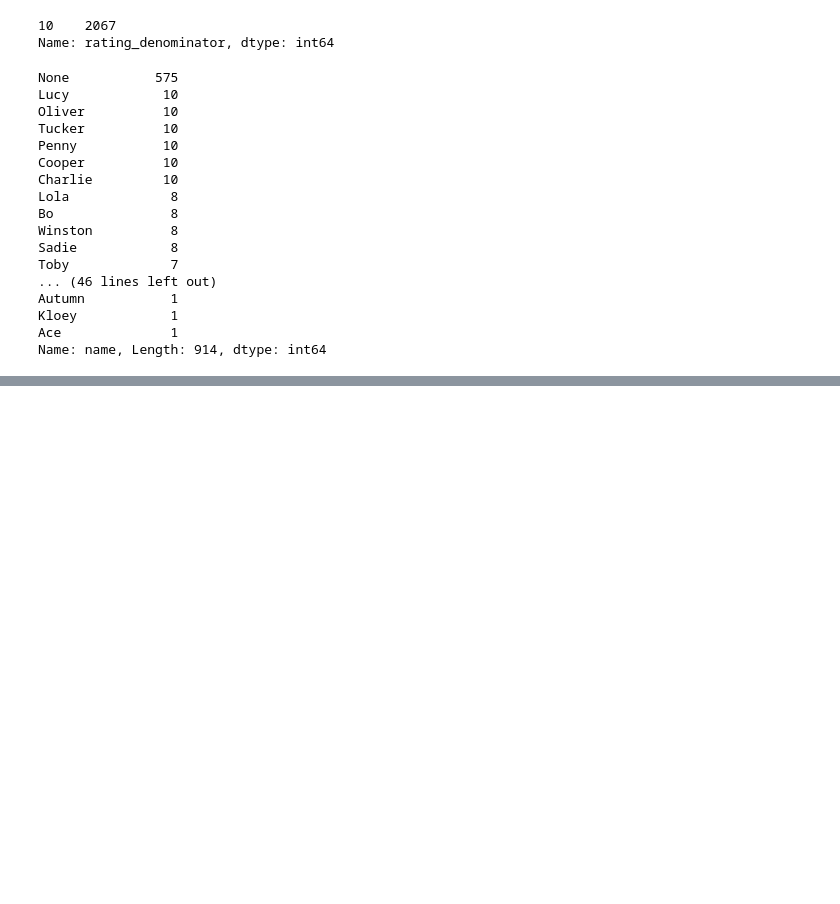
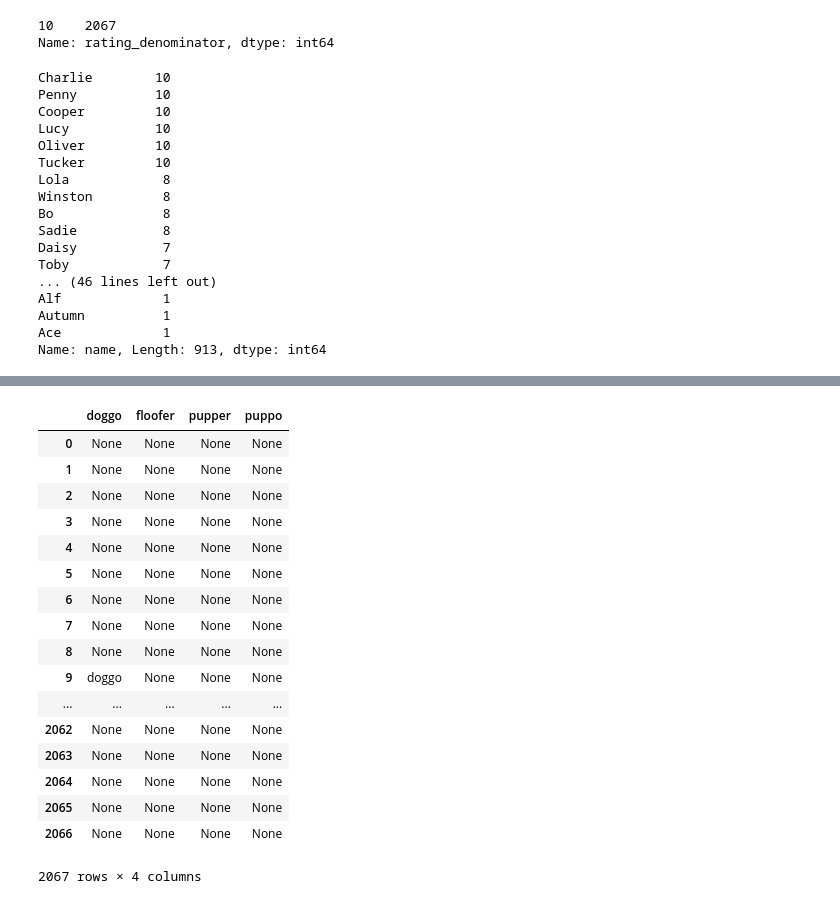
Before and after one commit to juliouribe/twitter-wrangling-project, a Jupyter notebook: wrangle_act.ipynb, the cells around one changed output, grey strips where cells are left out. Drawn from its saved outputs; the diff is of its cells as text; code cells hidden in the pictures; blank space fills up the shorter version.

Commit message:
Replaced None values with proper NaN values on entire data set Started work on combining dog stages into one category column

```diff
--- a/wrangle_act.ipynb
+++ b/wrangle_act.ipynb
@@ -276,3 +276,6 @@ p3_conf               2067 non-null float64
 p3_dog                2067 non-null bool
 dtypes: bool(3), datetime64[ns](1), float64(3), int64(6), object(10)
 memory usage: 345.2+ KB
+# %%
+tweets_super_clean.replace('None', np.nan, inplace=True)
+tweets_super_clean.info()
@@ -291,7 +312,7 @@ Name: rating_denominator, dtype: int64
 #In 'twitter_archive', correct all 'a', 'the', 'an', dog names by replacing them with NaN values
 # Turns out there are more bad names than just the first examples I found. Bad names tend to start with lowercase
 # So we'll put all the lower case names into a list of bad_names
-bad_names = []
+bad_names = ['None']
 # put all the names into a series
 names_left = tweets_super_clean.name.value_counts()
 for i in names_left.index:
@@ -302,23 +323,23 @@ for name in bad_names:
     tweets_super_clean.name.replace(name, np.nan, inplace=True)
 tweets_super_clean.name.value_counts()
 # %% [output]
-None           575
-Lucy            10
-Oliver          10
-Tucker          10
-Penny           10
-Cooper          10
-Charlie         10
-Lola             8
-Bo               8
-Winston          8
-Sadie            8
-Toby             7
+Charlie        10
+Penny          10
+Cooper         10
+Lucy           10
+Oliver         10
+Tucker         10
+Lola            8
+Winston         8
+Bo              8
+Sadie           8
+Daisy           7
+Toby            7
 ... (46 lines left out)
-Autumn           1
-Kloey            1
-Ace              1
-Name: name, Length: 914, dtype: int64
+Alf             1
+Autumn          1
+Ace             1
+Name: name, Length: 913, dtype: int64
 # %%
 # Test
 # Look at the full text from tweets where we found no dog name and manually look over to confirm there aren't dog names
@@ -344,3 +365,28 @@ Let's hope this flight isn't Malaysian (lol). What a dog! Almost completely camo
 Here we have a northern speckled Rhododendron. Much sass. Gives 0 fucks. Good tongue. 9/10 would caress sensually https://t.co/ZoL8kq2XFx
 Here we have a 1949 1st generation vulpix. Enjoys sweat tea and Fox News. Cannot be phased. 5/10 https://t.co/4B7cOc1EDq
 Here we have a Japanese Irish Setter. Lost eye in Vietnam (?). Big fan of relaxing on stair. 8/10 would pet https://t.co/BLDqew2Ijj
+# %%
+tweets_super_clean.columns
+#tweets_super_clean['stage'] = tweets_super_clean.doggo + tweets_super_clean.floofer + tweets_super_clean.pupper + tweets_super_clean.puppo
+#tweets_super_clean.stage.value_counts()
+#tweets_super_clean.drop(['stage'], axis=1, inplace=True)
+tweets_super_clean.iloc[:, 8:12]
+# %% [output]
+|  | doggo | floofer | pupper | puppo |
+| 0 | None | None | None | None |
+| 1 | None | None | None | None |
+| 2 | None | None | None | None |
+| 3 | None | None | None | None |
+| 4 | None | None | None | None |
+| 5 | None | None | None | None |
+| 6 | None | None | None | None |
+| 7 | None | None | None | None |
+| 8 | None | None | None | None |
+| 9 | doggo | None | None | None |
+| ... | ... | ... | ... | ... |
+| 2062 | None | None | None | None |
+| 2063 | None | None | None | None |
+| 2064 | None | None | None | None |
+| 2065 | None | None | None | None |
+| 2066 | None | None | None | None |
+2067 rows × 4 columns
```
Also changed, not shown: parts of 7 cells of this notebook.
